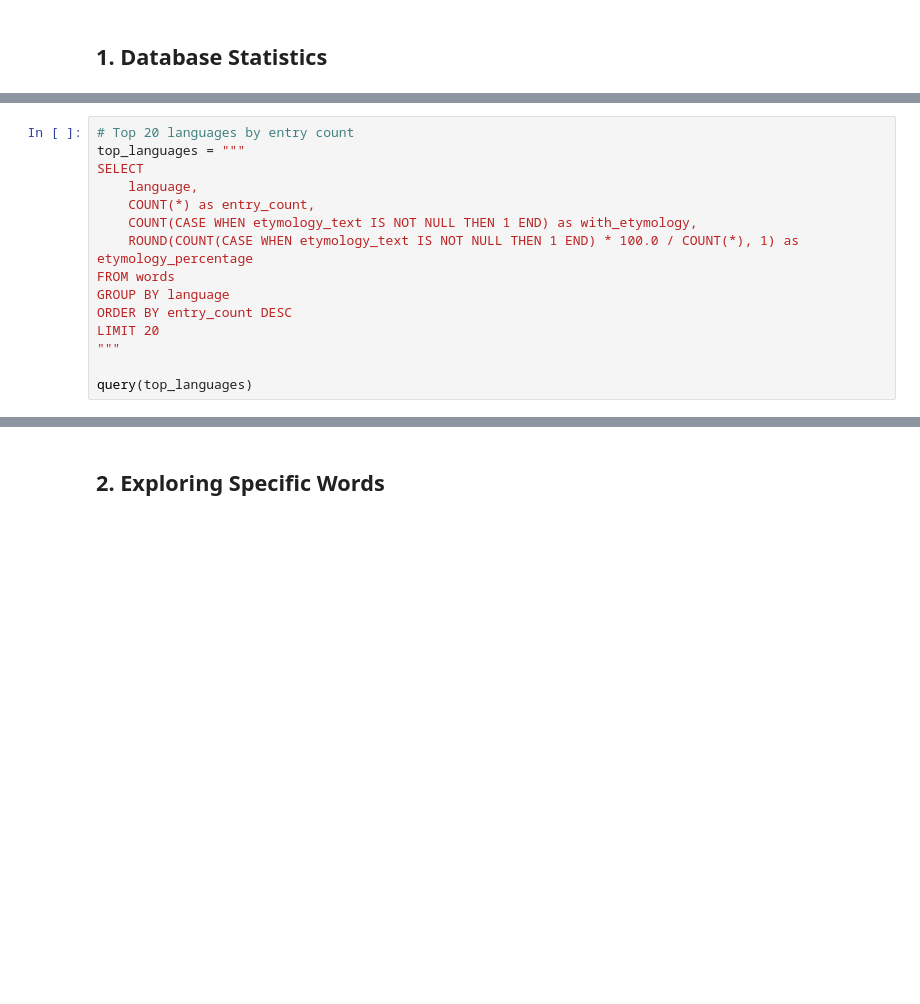
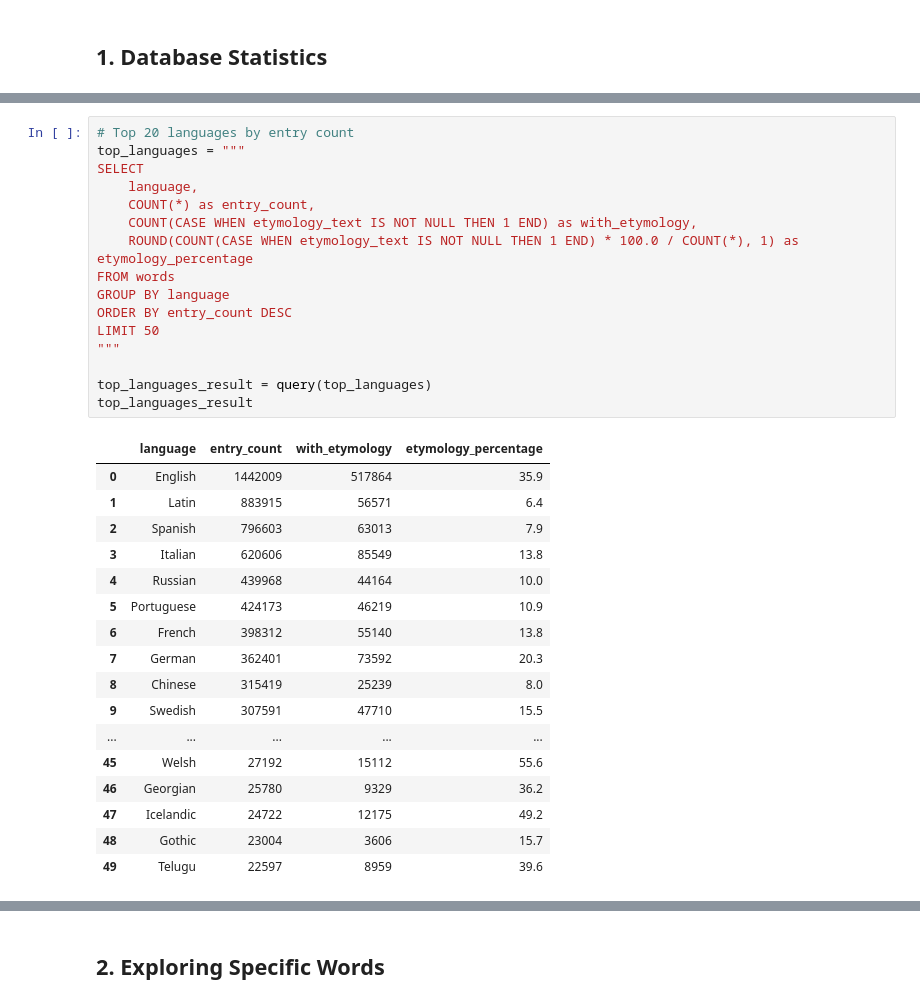
Before and after one commit to kebuhcah/wiktionary-browser, a Jupyter notebook: wiktionary-analysis.ipynb, the cells around one changed output, grey strips where cells are left out. Drawn from its saved outputs; the diff is of its cells as text; blank space fills up the shorter version.

```diff
--- a/wiktionary-analysis.ipynb
+++ b/wiktionary-analysis.ipynb
@@ -55,15 +67,34 @@ query(stats_query)
 # %%
 # Top 20 languages by entry count
 top_languages = """
 SELECT
     language,
     COUNT(*) as entry_count,
     COUNT(CASE WHEN etymology_text IS NOT NULL THEN 1 END) as with_etymology,
     ROUND(COUNT(CASE WHEN etymology_text IS NOT NULL THEN 1 END) * 100.0 / COUNT(*), 1) as etymology_percentage
 FROM words
 GROUP BY language
 ORDER BY entry_count DESC
-LIMIT 20
+LIMIT 50
 """
 
-query(top_languages)
+top_languages_result = query(top_languages)
+top_languages_result
+# %% [output]
+|  | language | entry_count | with_etymology | etymology_percentage |
+| 0 | English | 1442009 | 517864 | 35.9 |
+| 1 | Latin | 883915 | 56571 | 6.4 |
+| 2 | Spanish | 796603 | 63013 | 7.9 |
+| 3 | Italian | 620606 | 85549 | 13.8 |
+| 4 | Russian | 439968 | 44164 | 10.0 |
+| 5 | Portuguese | 424173 | 46219 | 10.9 |
+| 6 | French | 398312 | 55140 | 13.8 |
+| 7 | German | 362401 | 73592 | 20.3 |
+| 8 | Chinese | 315419 | 25239 | 8.0 |
+| 9 | Swedish | 307591 | 47710 | 15.5 |
+| ... | ... | ... | ... | ... |
+| 45 | Welsh | 27192 | 15112 | 55.6 |
+| 46 | Georgian | 25780 | 9329 | 36.2 |
+| 47 | Icelandic | 24722 | 12175 | 49.2 |
+| 48 | Gothic | 23004 | 3606 | 15.7 |
+| 49 | Telugu | 22597 | 8959 | 39.6 |
```
Also changed, not shown: parts of 16 cells of this notebook.
